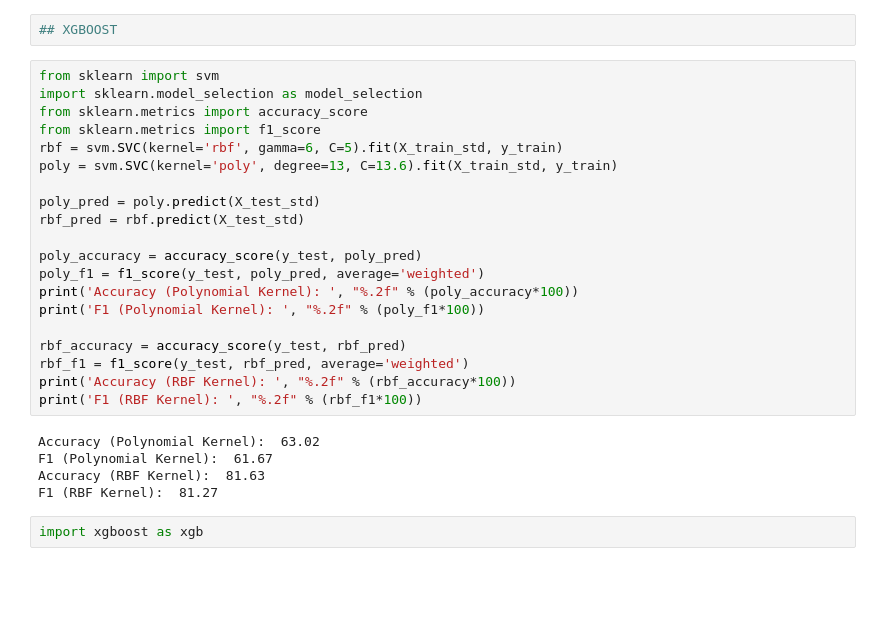
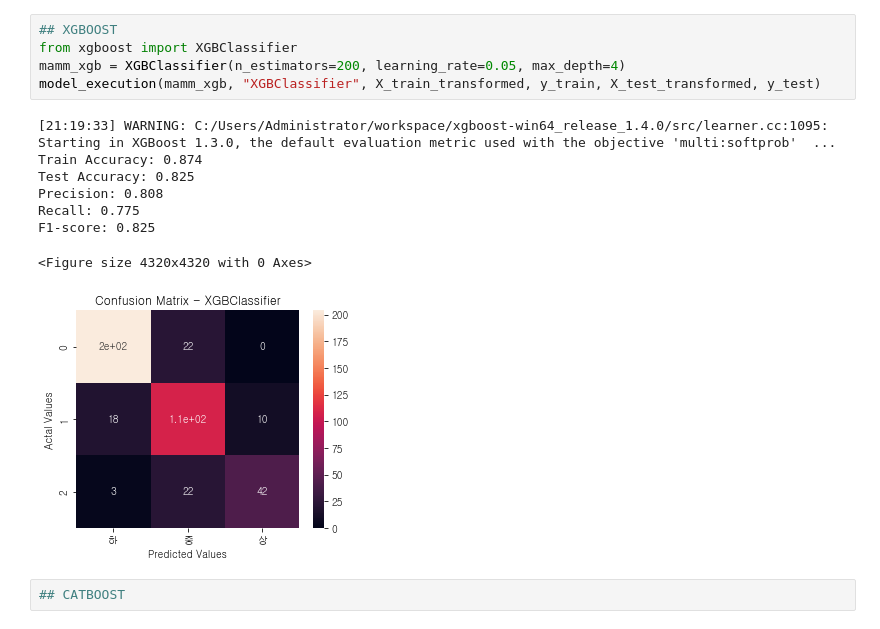
Before and after one commit to POSdata-Sales-Prediction/Store-operation-consulting, a Jupyter notebook: Modeling/Sub2/multiclass_classificiation.ipynb, the cells around one changed output. Cells and saved outputs as stored; diff of their text form; blank space fills up the shorter version.

Commit message:
multiclass

```diff
--- a/Modeling/Sub2/multiclass_classificiation.ipynb
+++ b/Modeling/Sub2/multiclass_classificiation.ipynb
@@ -166,29 +188,16 @@ print(precision, recall)
+# %%
+## XGBOOST
+from xgboost import XGBClassifier
+mamm_xgb = XGBClassifier(n_estimators=200, learning_rate=0.05, max_depth=4)
+model_execution(mamm_xgb, "XGBClassifier", X_train_transformed, y_train, X_test_transformed, y_test)
+# %% [output]
+[21:19:33] WARNING: C:/Users/Administrator/workspace/xgboost-win64_release_1.4.0/src/learner.cc:1095: Starting in XGBoost 1.3.0, the default evaluation metric used with the objective 'multi:softprob'  ...
+Train Accuracy: 0.874
+Test Accuracy: 0.825
+Precision: 0.808
+Recall: 0.775
+F1-score: 0.825
+<Figure size 4320x4320 with 0 Axes>
+[figure, added]
 # %%
-## XGBOOST
+## CATBOOST
-# %%
-from sklearn import svm
-import sklearn.model_selection as model_selection
-from sklearn.metrics import accuracy_score
-from sklearn.metrics import f1_score
-rbf = svm.SVC(kernel='rbf', gamma=6, C=5).fit(X_train_std, y_train)
-poly = svm.SVC(kernel='poly', degree=13, C=13.6).fit(X_train_std, y_train)
-
-poly_pred = poly.predict(X_test_std)
-rbf_pred = rbf.predict(X_test_std)
-
-poly_accuracy = accuracy_score(y_test, poly_pred)
-poly_f1 = f1_score(y_test, poly_pred, average='weighted')
-print('Accuracy (Polynomial Kernel): ', "%.2f" % (poly_accuracy*100))
-print('F1 (Polynomial Kernel): ', "%.2f" % (poly_f1*100))
-
-rbf_accuracy = accuracy_score(y_test, rbf_pred)
-rbf_f1 = f1_score(y_test, rbf_pred, average='weighted')
-print('Accuracy (RBF Kernel): ', "%.2f" % (rbf_accuracy*100))
-print('F1 (RBF Kernel): ', "%.2f" % (rbf_f1*100))
-# %% [output]
-Accuracy (Polynomial Kernel):  63.02
-F1 (Polynomial Kernel):  61.67
-Accuracy (RBF Kernel):  81.63
-F1 (RBF Kernel):  81.27
-# %%
-import xgboost as xgb
```
Also changed, not shown: parts of 15 cells of this notebook.
